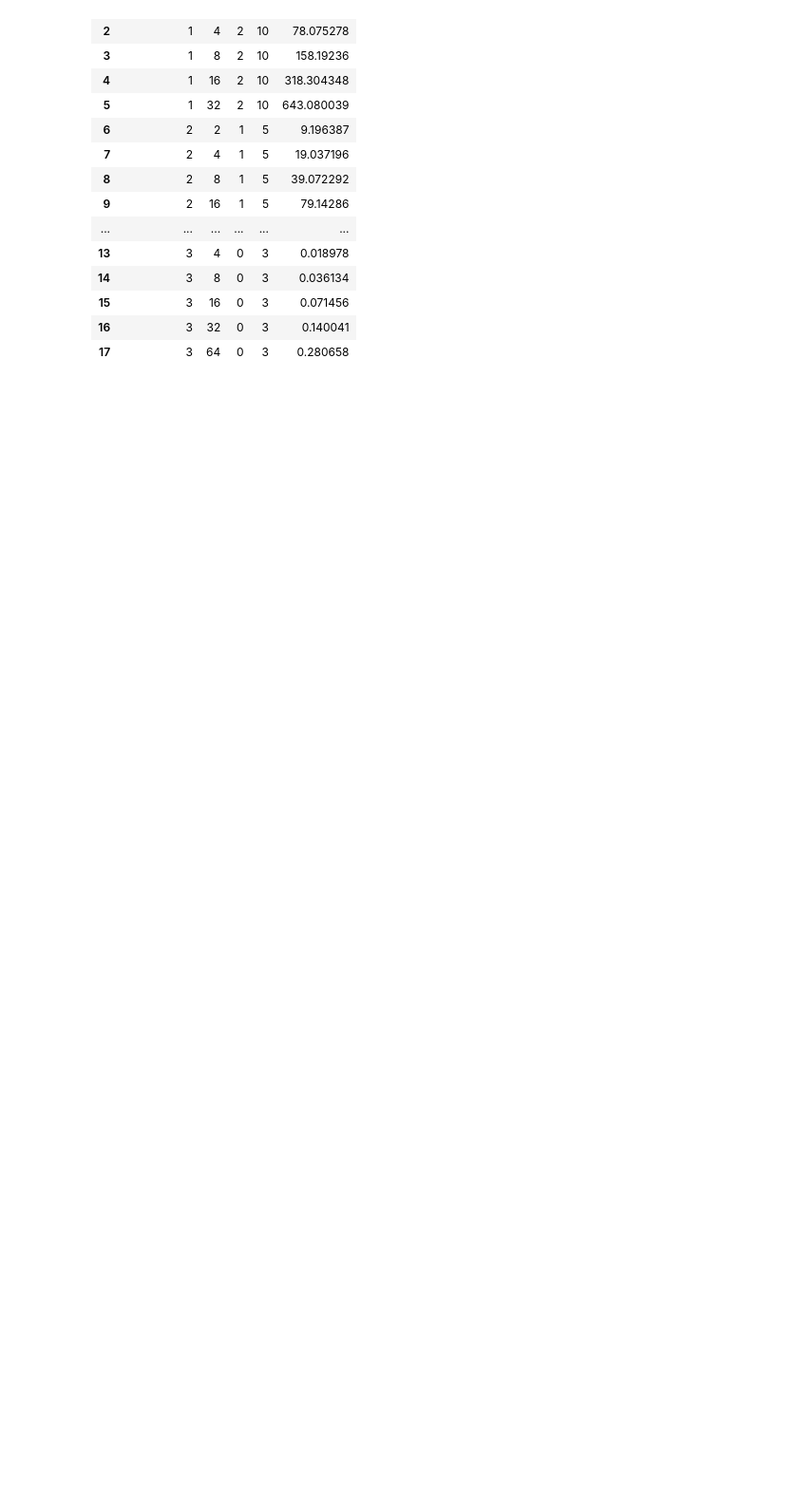
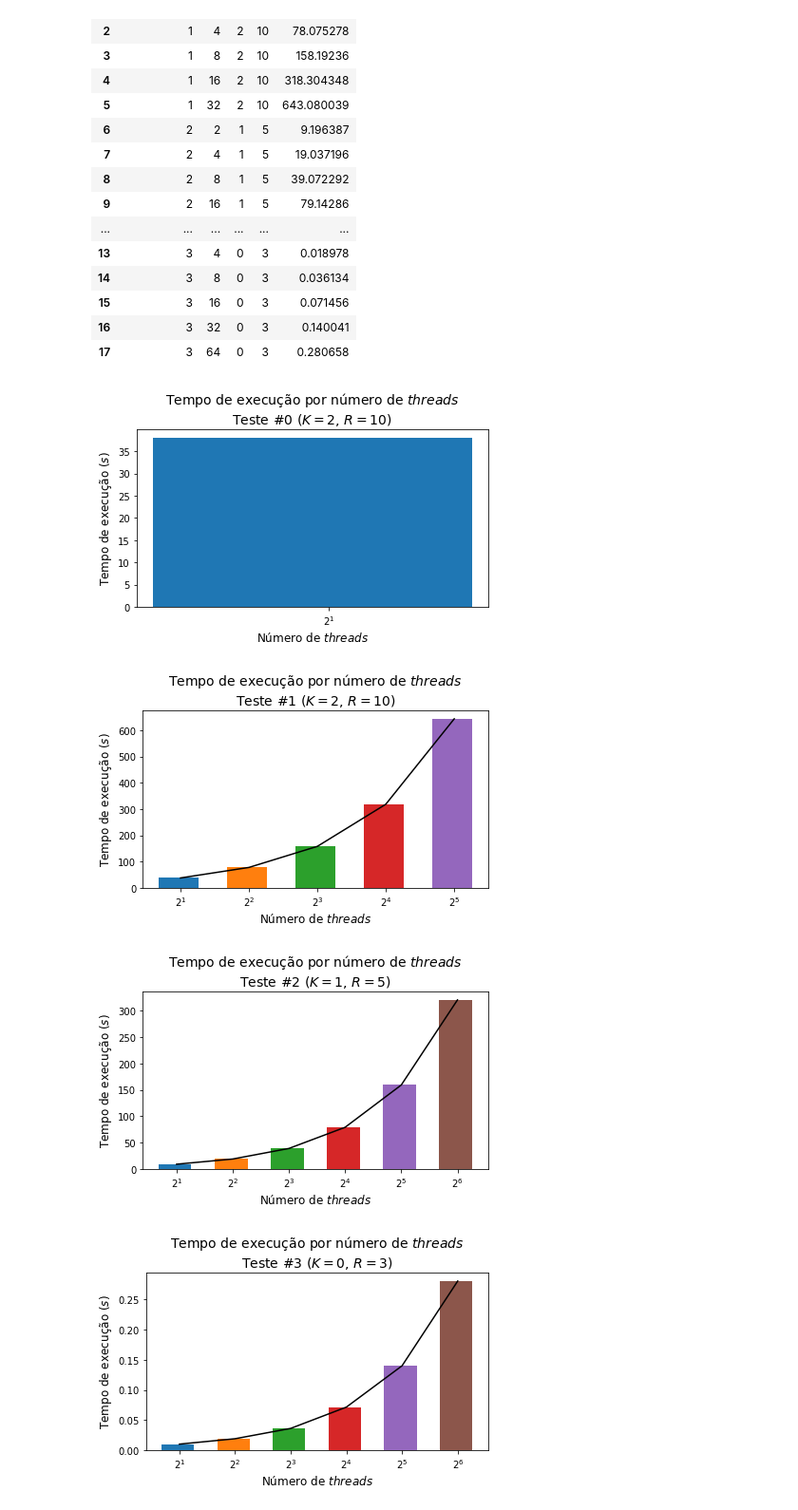
Before and after one commit to pedroboechat/COS470_SistemasDistribuidos, a Jupyter notebook: Trabalho_3/analysis.ipynb, the cells around one changed output. Shown: that part at 95% size. Saved outputs shown, nothing was run; the diff lists cells and outputs as text; code cells hidden in the pictures; blank space fills up the shorter version.

Commit message:
feat: add graphs

```diff
--- a/Trabalho_3/analysis.ipynb
+++ b/Trabalho_3/analysis.ipynb
@@ -75,11 +74,15 @@ results_df = pd.DataFrame(columns=[
 # %% [markdown]
 ## Validação dos logs
 # %%
-for test_number in range(4):
+from log_validator import validate
+
+for test_number in TESTS.keys():
     print(
+        "Test #",
         test_number,
-        "-",
-        end=" "
+        " - ",
+        sep="",
+        end=""
     )
     validate(f"./log/coordenador_teste_{test_number}.log")
 # %% [output]
@@ -140,3 +145,41 @@ results_df
 | 15 | 3 | 16 | 0 | 3 | 0.071456 |
 | 16 | 3 | 32 | 0 | 3 | 0.140041 |
 | 17 | 3 | 64 | 0 | 3 | 0.280658 |
+# %%
+for test_number, test_params in TESTS.items():
+    fig, ax = plt.subplots()
+    _ = results_df.loc[
+        results_df["test_number"] == test_number
+    ][["n", "elapsed"]]
+
+    for i, n, elapsed in _.itertuples():
+        ax.bar(
+            x = n,
+            height = elapsed,
+            width = 0.8*n/2,
+            align="center"
+        )
+    ax.plot(
+        _["n"],
+        _["elapsed"],
+        color = "black"
+    )
+    ax.set_title(
+        "{}\n{}".format(
+            "Tempo de execução por número de $threads$",
+            f"Teste #{test_number} ($K = {test_params['k']}$, $R = {test_params['r']}$)"
+        ),
+        fontsize=14
+    )
+    ax.set_xscale("log", base=2)
+    ax.set_xticks([2**i for i in range(1, len(test_params["n"])+1)])
+    ax.set_xlabel("Número de $threads$", fontsize=12)
+    ax.set_ylabel("Tempo de execução ($s$)", fontsize=12)
+    plt.tight_layout()
+    plt.savefig(f"./data/test_plot_{test_number}.png", format="png", dpi=300);
+    plt.savefig(f"./data/test_plot_{test_number}.pdf", format="pdf", dpi=300);
+# %% [output]
+[figure, added]
+[figure, added]
+[figure, added]
+[figure, added]
```
Also changed, not shown: parts of 3 cells of this notebook, 9 other files.
